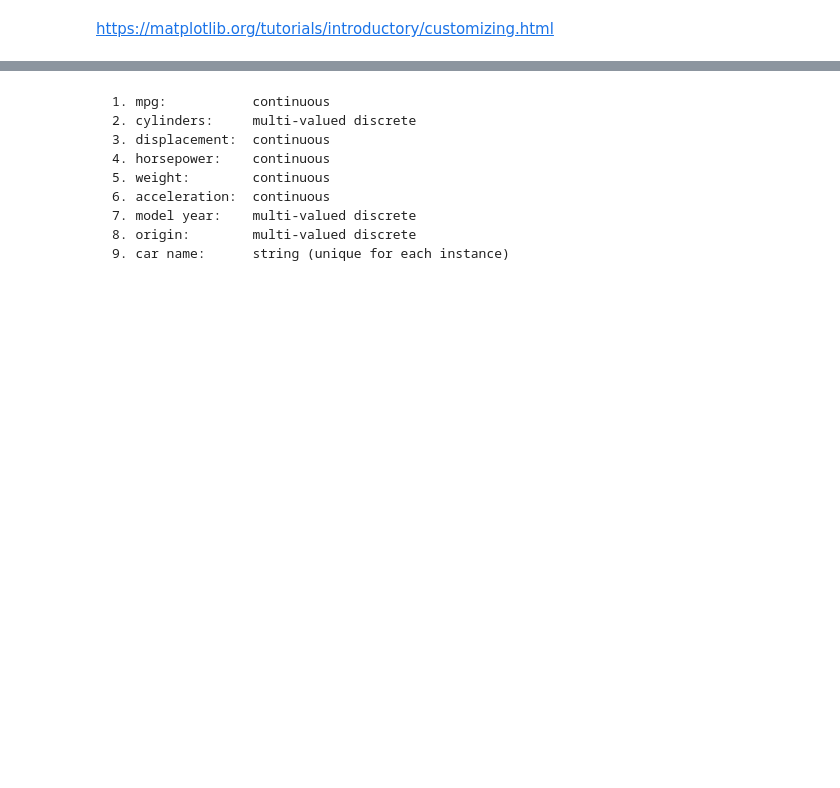
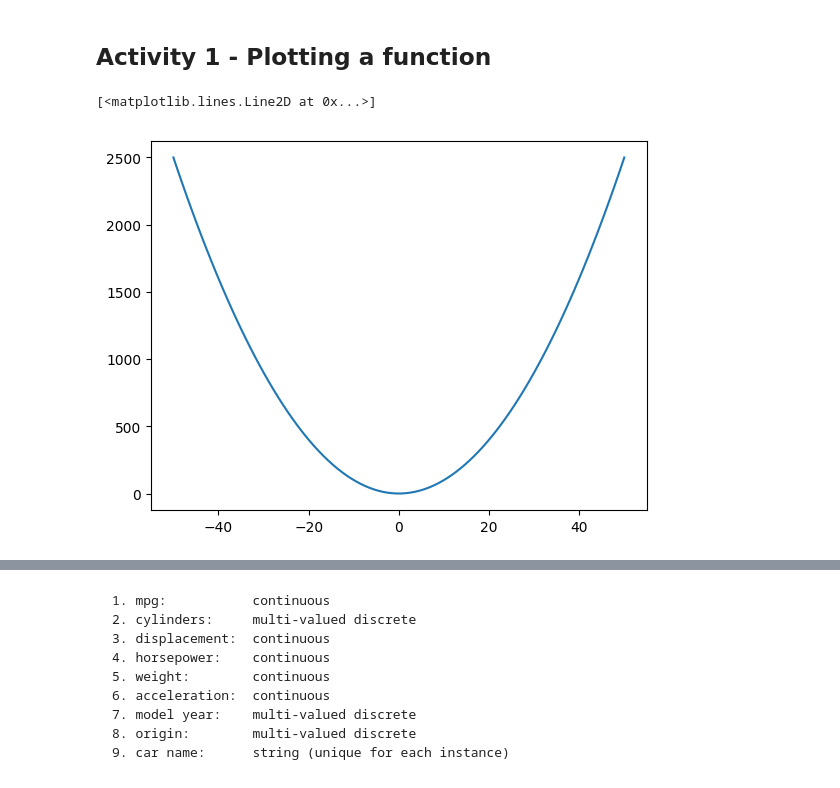
Before and after one commit to TrainingByPackt/Big-Data-Analysis-with-Python, a Jupyter notebook: Lesson02/Chapter_2_Statistical_Visualizations_using_Matplotlib.ipynb, the cells around one changed output, grey strips where cells are left out. Saved outputs shown, nothing was run; the diff lists cells and outputs as text; code cells hidden in the pictures; blank space fills up the shorter version.

```diff
--- a/Lesson02/Chapter_2_Statistical_Visualizations_using_Matplotlib.ipynb
+++ b/Lesson02/Chapter_2_Statistical_Visualizations_using_Matplotlib.ipynb
@@ -7,5 +9,3 @@ import matplotlib as mpl
 import matplotlib.pyplot as plt
 import seaborn as sns
 from sklearn import datasets
-# %% [markdown]
-https://matplotlib.org/tutorials/introductory/customizing.html
@@ -13,0 +12,11 @@ mpl.rcParams['figure.figsize'] = (12,10)
+# %% [markdown]
+## Activity 1 - Plotting a function
+# %%
+x = np.linspace(-50,50,100)
+# %%
+y = np.power(x,2)
+# %%
+plt.plot(x, y)
+# %% [output]
+[<matplotlib.lines.Line2D at 0x...>]
+[figure, added]
```
Also changed, not shown: parts of 32 cells of this notebook, 1 other file.
